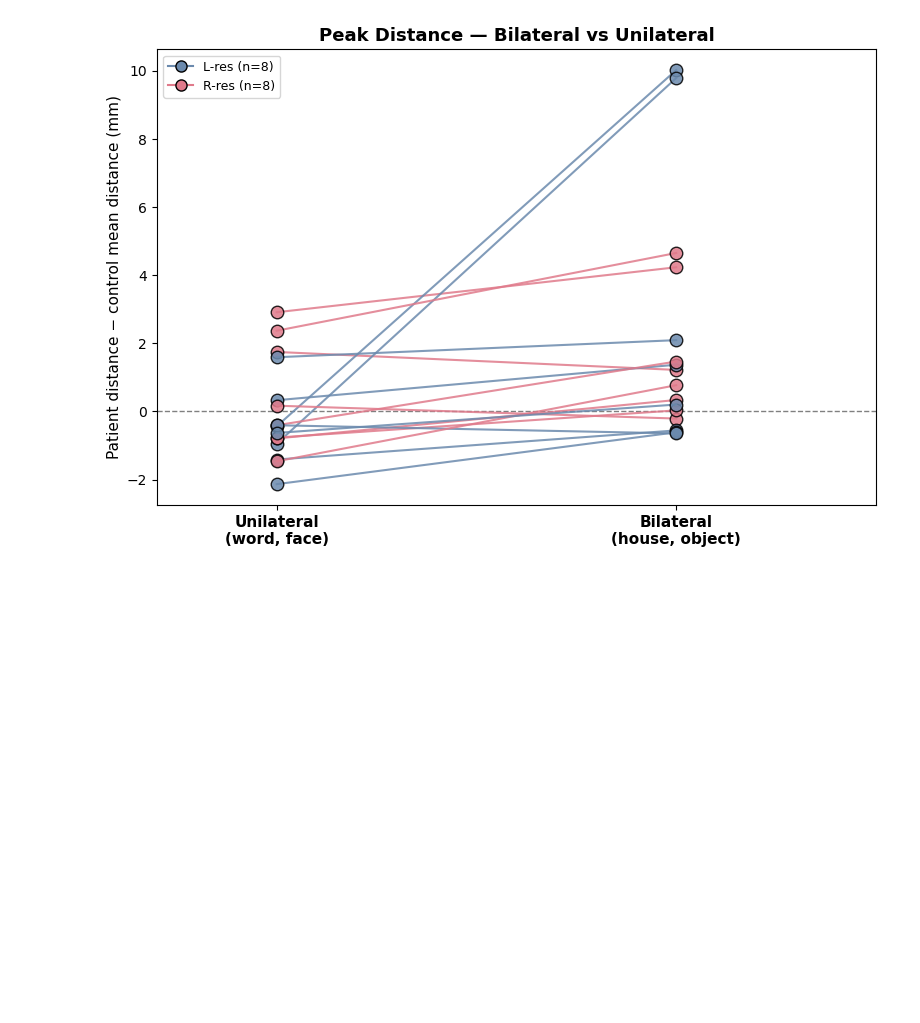
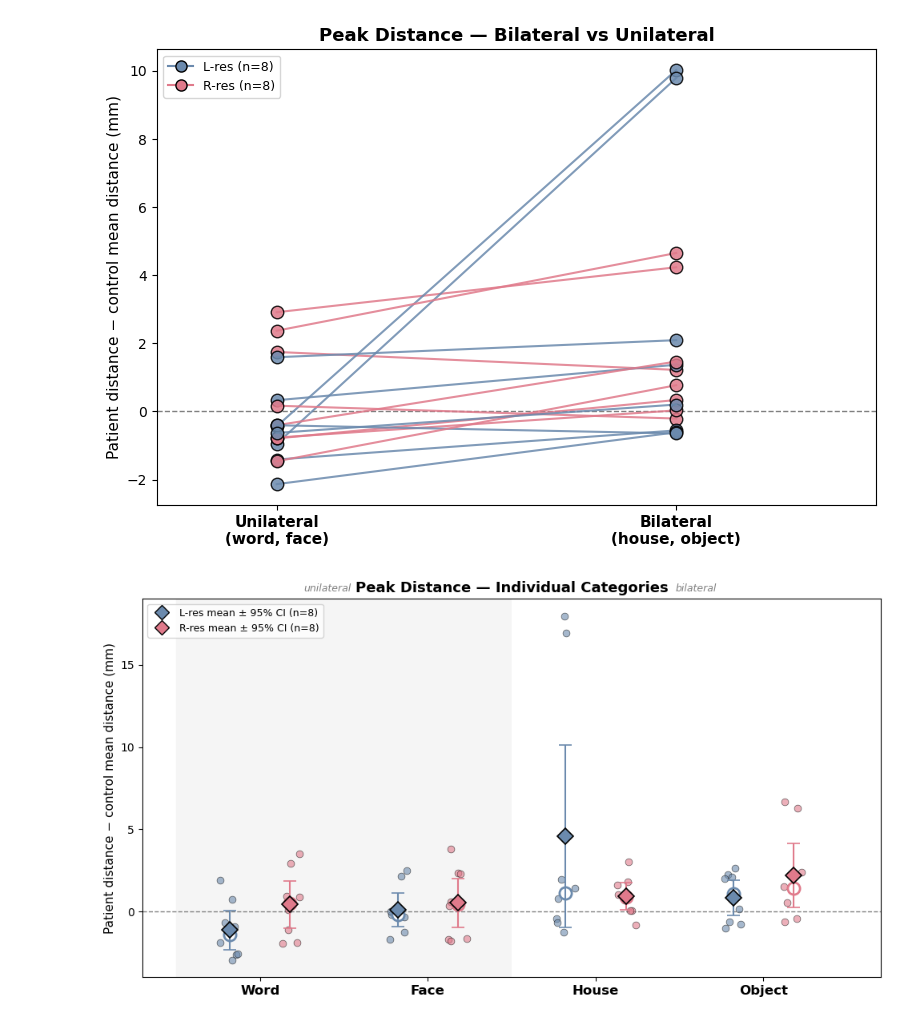
Before and after one commit to cnsimmons/sym_pt, a Jupyter notebook: C_results/x_notebook.ipynb, the cells around one changed output. Saved outputs shown, nothing was run; the diff lists cells and outputs as text; code cells hidden in the pictures; blank space fills up the shorter version.

```diff
--- a/C_results/x_notebook.ipynb
+++ b/C_results/x_notebook.ipynb
@@ -188,3 +218,54 @@ plt.show()
 # %% [output]
 [figure]
 [figure]
+# %%
+fig, ax = plt.subplots(figsize=(10, 5.5))
+ax.axvspan(-0.5, 1.5, color='#F5F5F5', zorder=0)
+ax.axvspan(1.5, 3.5, color='#FFFFFF', zorder=0)
+ax.axhline(0, color='gray', linestyle='--', linewidth=1, zorder=1)
+
+# Compute mean, median, trimmed mean (drop min+max)
+def trimmed_mean(x):
+    s = np.sort(x)
+    return s[1:-1].mean() if len(s) > 2 else s.mean()
+
+for i, cat in enumerate(CATS_ORDERED):
+    for res in ['L-res', 'R-res']:
+        grp = df_peak_rel[(df_peak_rel['category']==cat) & (df_peak_rel['resection']==res)]['rel_ctrl_mm'].values
+        offset = -0.18 if res == 'L-res' else 0.18
+        x = i + offset
+
+        # Individual points
+        jitter = np.random.default_rng(i*10 + (0 if res=='L-res' else 1)).uniform(-0.06, 0.06, len(grp))
+        ax.scatter(x + jitter, grp, s=40, color=COLORS[res], edgecolor='black',
+                   linewidth=0.5, alpha=0.6, zorder=3)
+
+        # Median (robust to outliers) - open circle
+        med = np.median(grp)
+        ax.scatter(x, med, s=120, marker='o', facecolor='white', edgecolor=COLORS[res],
+                   linewidth=2, zorder=5)
+
+        # Mean ± 95% CI - diamond
+        m = np.mean(grp)
+        se = np.std(grp, ddof=1) / np.sqrt(len(grp))
+        ax.errorbar(x, m, yerr=1.96*se, fmt='D', color=COLORS[res],
+                    markersize=10, markeredgecolor='black', markeredgewidth=1.2,
+                    capsize=6, capthick=1.5, elinewidth=1.5, zorder=6)
+
+
+ax.set_xticks(range(4))
+ax.set_xticklabels([LABELS[c] for c in CATS_ORDERED], fontsize=12, fontweight='bold')
+ax.set_ylabel('Patient distance − control mean distance (mm)', fontsize=11)
+ax.set_title('Peak Distance — Individual Categories', fontsize=13, fontweight='bold')
+
+ax.text(0.25, 1.02, 'unilateral', transform=ax.transAxes, ha='center', style='italic', fontsize=9, color='gray')
+ax.text(0.75, 1.02, 'bilateral', transform=ax.transAxes, ha='center', style='italic', fontsize=9, color='gray')
+handles = [plt.Line2D([0],[0], marker='D', color=COLORS[k], markeredgecolor='k',
+                       markersize=9, linestyle='', label=f'{k} mean ± 95% CI (n=8)')
+           for k in ['L-res', 'R-res']]
+ax.legend(handles=handles, loc='upper left', fontsize=9)
+plt.tight_layout()
+#plt.savefig(f'{FIG_DIR}/fig_peak_distance_categories.png', dpi=200)
+plt.show()
+# %% [output]
+[figure, added]
```
Also changed, not shown: parts of 28 cells of this notebook, 10 other files.
